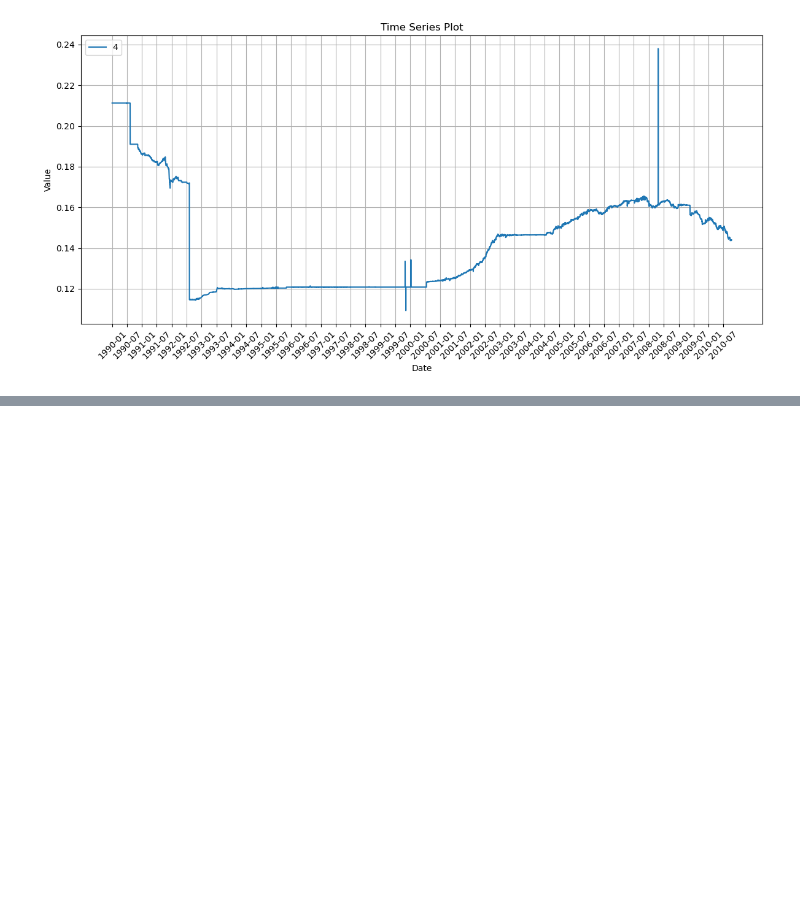
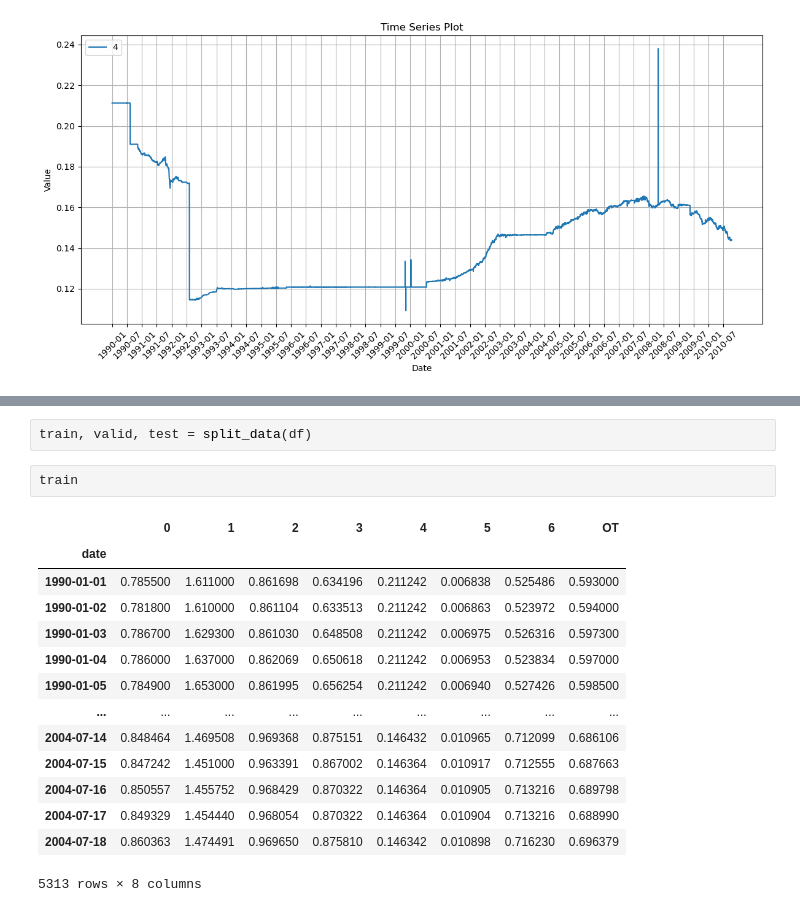
Before and after one commit to SU-MLA-12-NHITS/Projet_MLA_NHITS, a Jupyter notebook: exchange_rate_analysis.ipynb, the cells around one changed output, grey strips where cells are left out. Drawn from its saved outputs; the diff is of its cells as text; blank space fills up the shorter version.

```diff
--- a/exchange_rate_analysis.ipynb
+++ b/exchange_rate_analysis.ipynb
@@ -216,0 +257,19 @@ plot_time_series(df, column='4')
+# %%
+train, valid, test = split_data(df)
+# %%
+train
+# %% [output]
+|  | 0 | 1 | 2 | 3 | 4 | 5 | 6 | OT |
+| date |  |  |  |  |  |  |  |  |
+| 1990-01-01 | 0.785500 | 1.611000 | 0.861698 | 0.634196 | 0.211242 | 0.006838 | 0.525486 | 0.593000 |
+| 1990-01-02 | 0.781800 | 1.610000 | 0.861104 | 0.633513 | 0.211242 | 0.006863 | 0.523972 | 0.594000 |
+| 1990-01-03 | 0.786700 | 1.629300 | 0.861030 | 0.648508 | 0.211242 | 0.006975 | 0.526316 | 0.597300 |
+| 1990-01-04 | 0.786000 | 1.637000 | 0.862069 | 0.650618 | 0.211242 | 0.006953 | 0.523834 | 0.597000 |
+| 1990-01-05 | 0.784900 | 1.653000 | 0.861995 | 0.656254 | 0.211242 | 0.006940 | 0.527426 | 0.598500 |
+| ... | ... | ... | ... | ... | ... | ... | ... | ... |
+| 2004-07-14 | 0.848464 | 1.469508 | 0.969368 | 0.875151 | 0.146432 | 0.010965 | 0.712099 | 0.686106 |
+| 2004-07-15 | 0.847242 | 1.451000 | 0.963391 | 0.867002 | 0.146364 | 0.010917 | 0.712555 | 0.687663 |
+| 2004-07-16 | 0.850557 | 1.455752 | 0.968429 | 0.870322 | 0.146364 | 0.010905 | 0.713216 | 0.689798 |
+| 2004-07-17 | 0.849329 | 1.454440 | 0.968054 | 0.870322 | 0.146364 | 0.010904 | 0.713216 | 0.688990 |
+| 2004-07-18 | 0.860363 | 1.474491 | 0.969650 | 0.875810 | 0.146342 | 0.010898 | 0.716230 | 0.696379 |
+5313 rows × 8 columns
```
Also changed, not shown: parts of 38 cells of this notebook, 1 other file.
